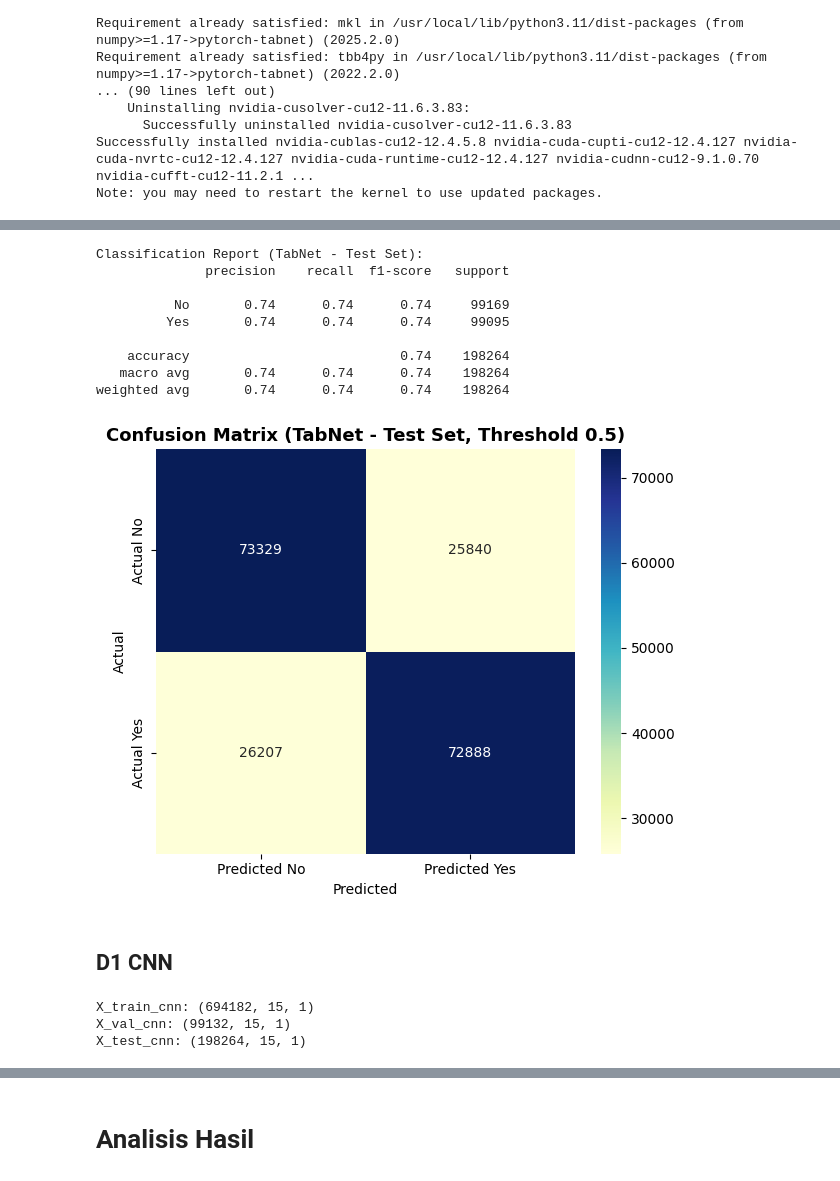
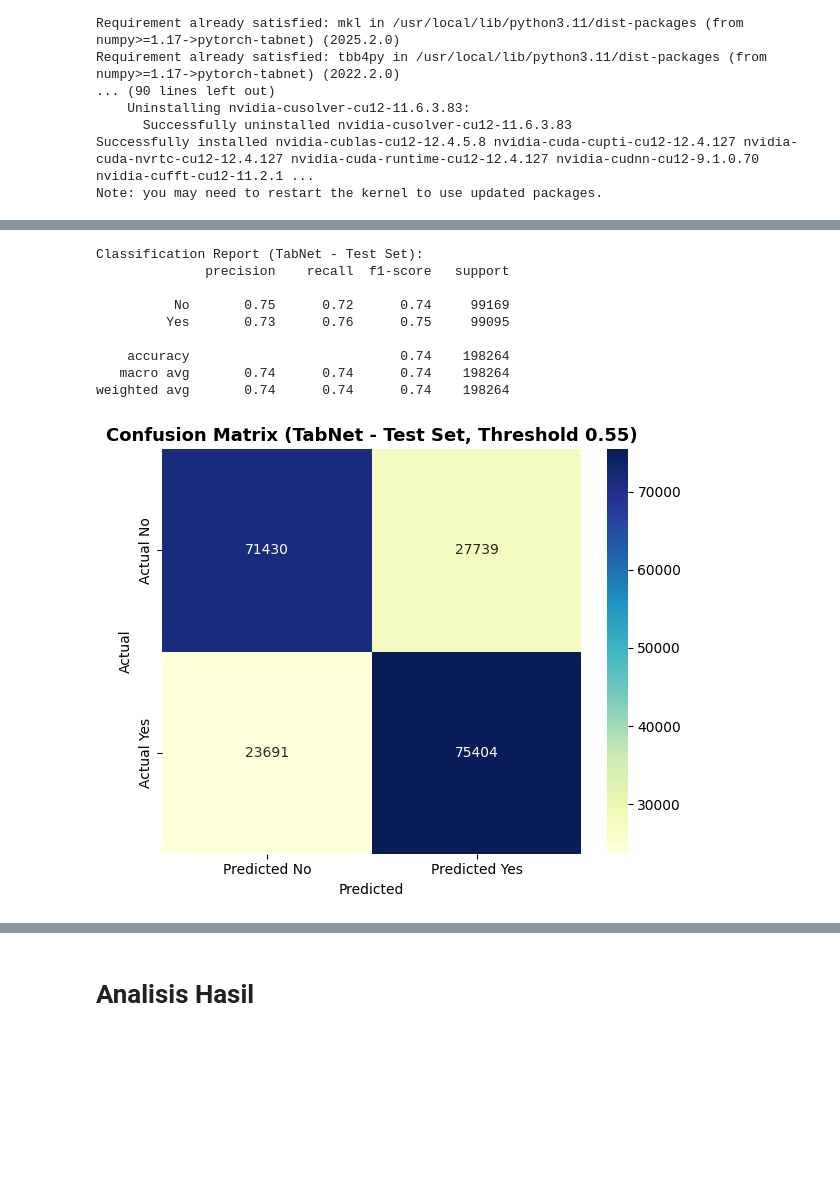
Before and after one commit to retnnoo/smoking_drinking_classification, a Jupyter notebook: classification-of-alcohol-drinkers.ipynb, the cells around one changed output, grey strips where cells are left out. Cells and saved outputs as stored; diff of their text form; code cells hidden in the pictures; blank space fills up the shorter version.

```diff
--- a/classification-of-alcohol-drinkers.ipynb
+++ b/classification-of-alcohol-drinkers.ipynb
@@ -242,7 +255,7 @@ X_top15 = X[top15_features]
 from sklearn.model_selection import train_test_split
 
 X_temp, X_test, y_temp, y_test = train_test_split(
-    X_top15, y,
+    X, y,
     test_size=0.2,
     random_state=42,
     stratify=y
@@ -265,9 +278,9 @@ Test  : (198264, 15)
 # %%
 from sklearn.preprocessing import RobustScaler
 
-numerik = ['age', 'gamma_GTP', 'hemoglobin', 'HDL_chole', 'triglyceride',
-    'LDL_chole', 'tot_chole', 'height', 'waistline', 'BLDS',
-    'SBP', 'SGOT_ALT', 'DBP']
+numerik = ['age', 'height', 'weight', 'waistline','sight_left', 'sight_right',
+           'SBP', 'DBP', 'BLDS','tot_chole', 'HDL_chole', 'LDL_chole', 'triglyceride', 'hemoglobin',
+           'serum_creatinine','SGOT_AST', 'SGOT_ALT', 'gamma_GTP']
 
 scaler = RobustScaler()
 
@@ -390,29 +370,33 @@ y_val_np = y_val.to_numpy().astype('int64')
 y_test_np = y_test.to_numpy().astype('int64')
 # %%
 from pytorch_tabnet.metrics import Metric
-from sklearn.preprocessing import LabelEncoder
+import torch
+from pytorch_tabnet.tab_model import TabNetClassifier
 
 tabnet_model = TabNetClassifier(
-    n_d=8,
-    n_a=8,
-    n_steps=2,
+    n_d=64,
+    n_a=64,
+    n_steps=5,
     gamma=1.5,
     mask_type='sparsemax',
     optimizer_fn=torch.optim.Adam,
-    optimizer_params=dict(lr=0.02),
-    verbose=1
+    optimizer_params=dict(lr=0.001),
+    scheduler_fn=torch.optim.lr_scheduler.StepLR,
+    scheduler_params={"step_size":10, "gamma":0.9},
+    verbose=1,
+    seed=42
 )
 
 # Training
-tabnet_model.fit(
+history = tabnet_model.fit(
     X_train=X_train_np, y_train=y_train_np,
-    eval_set=[(X_val_np, y_val_np)],
-    eval_name=['val'],
-    eval_metric=['accuracy'],
+    eval_set=[(X_train_np, y_train_np), (X_val_np, y_val_np)],
+    eval_name=['train', 'val'],
+    eval_metric=['accuracy', 'auc'],
     max_epochs=100,
     patience=20,
-    batch_size=1024,
-    virtual_batch_size=128,
+    batch_size=512,
+    virtual_batch_size=512,
     num_workers=0,
     drop_last=False
 )
@@ -437,33 +421,29 @@ Early stopping occurred at epoch 39 with best_epoch = 19 and best_val_accuracy =
 # %%
 from sklearn.metrics import classification_report, confusion_matrix
-import seaborn as sns
-import matplotlib.pyplot as plt
 
 y_test_pred = (tabnet_model.predict_proba(X_test_np)[:, 1] > 0.5).astype(int)
 
 print("Classification Report (TabNet - Test Set):")
 print(classification_report(y_test_np, y_test_pred, target_names=['No', 'Yes']))
 
 cm = confusion_matrix(y_test_np, y_test_pred)
 plt.figure(figsize=(6, 5))
 sns.heatmap(cm, annot=True, fmt='d', cmap='YlGnBu',
             xticklabels=['Predicted No', 'Predicted Yes'],
             yticklabels=['Actual No', 'Actual Yes'])
-plt.title('Confusion Matrix (TabNet - Test Set, Threshold 0.5)', fontsize=13, fontweight='bold')
+plt.title('Confusion Matrix (TabNet - Test Set, Threshold 0.55)', fontsize=13, fontweight='bold')
 plt.xlabel('Predicted')
 plt.ylabel('Actual')
 plt.tight_layout()
 plt.show()
 # %% [output]
 Classification Report (TabNet - Test Set):
               precision    recall  f1-score   support
 
-          No       0.74      0.74      0.74     99169
-         Yes       0.74      0.74      0.74     99095
+          No       0.75      0.72      0.74     99169
+         Yes       0.73      0.76      0.75     99095
 
     accuracy                           0.74    198264
    macro avg       0.74      0.74      0.74    198264
 weighted avg       0.74      0.74      0.74    198264
-[figure, old version]
+[figure, new version]
-# %% [markdown]
-## D1 CNN
@@ -478,12 +449,0 @@ y_test      = y_test.astype('float32')
-# %%
-X_train_cnn = X_train_bal.to_numpy().reshape(X_train_bal.shape[0], X_train_bal.shape[1], 1)
-X_val_cnn   = X_val.to_numpy().reshape(X_val.shape[0], X_val.shape[1], 1)
-X_test_cnn  = X_test.to_numpy().reshape(X_test.shape[0], X_test.shape[1], 1)
-
-print("X_train_cnn:", X_train_cnn.shape)
-print("X_val_cnn:", X_val_cnn.shape)
-print("X_test_cnn:", X_test_cnn.shape)
-# %% [output]
-X_train_cnn: (694182, 15, 1)
-X_val_cnn: (99132, 15, 1)
-X_test_cnn: (198264, 15, 1)
```
Also changed, not shown: parts of 21 cells of this notebook.
